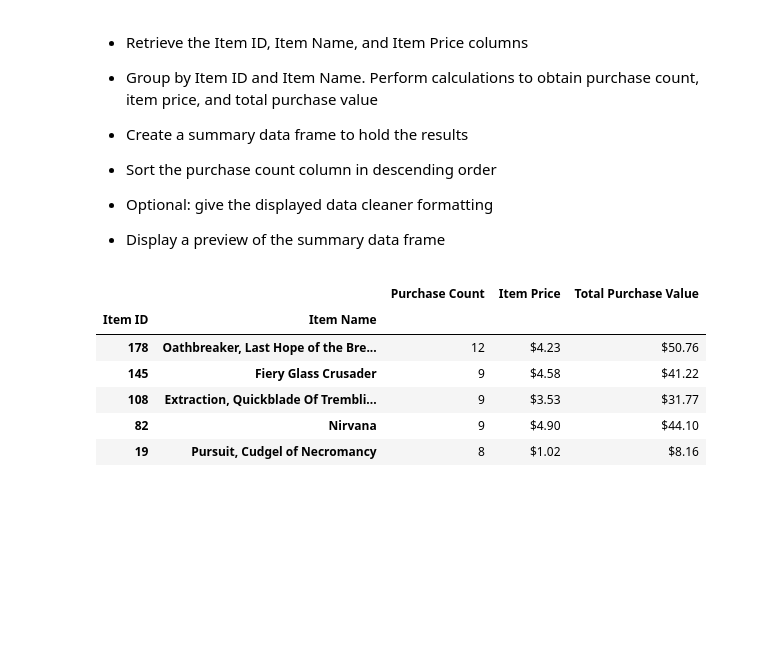
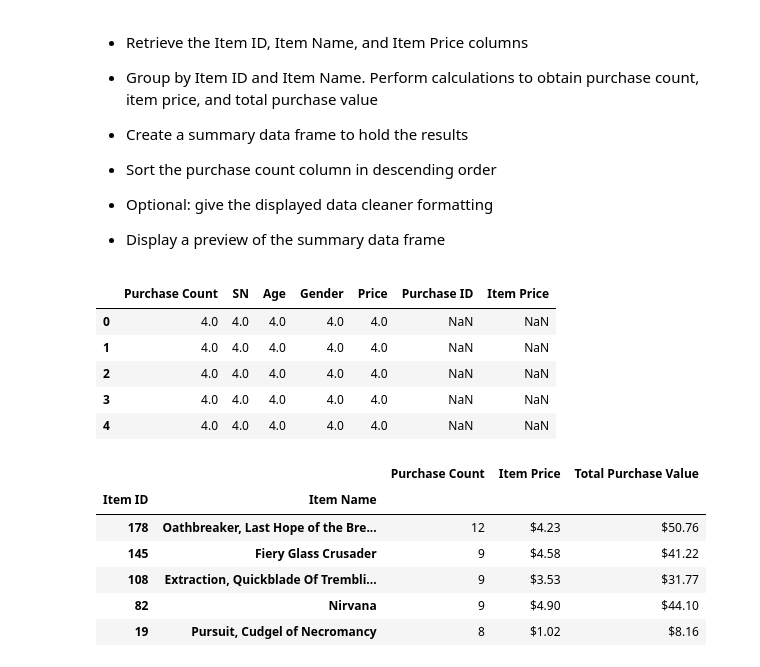
Before and after one commit to vittalsiddaiah/UTDataAnalyticsAssignments, a Jupyter notebook: Python/assignments/Numpy-Pandas/Instructions/HeroesOfPymoli/HeroesOfPymoli_starter.ipynb, the cells around one changed output. Saved outputs shown, nothing was run; the diff lists cells and outputs as text; code cells hidden in the pictures; blank space fills up the shorter version.

```diff
--- a/Python/assignments/Numpy-Pandas/Instructions/HeroesOfPymoli/HeroesOfPymoli_starter.ipynb
+++ b/Python/assignments/Numpy-Pandas/Instructions/HeroesOfPymoli/HeroesOfPymoli_starter.ipynb
@@ -280,6 +318,46 @@ df_gp[['Percentage of Players','Total Count']]
 
 
 * Display a preview of the summary data frame
+# %%
+df_PurchaseData = purchase_data
+dfg_PurchaseData = df_PurchaseData.groupby(["Item ID", "Item Name"])
+
+dfg_Count = dfg_PurchaseData.count()
+dfg_Count = dfg_Count.rename(columns={'Purchase ID': 'Purchase Count'})
+
+
+dfg_Total = dfg_PurchaseData.sum()
+dfg_Total = dfg_Total.rename(columns={'Price': 'Total Purchase Price'})
+
+dfg_Price = dfg_PurchaseData.mean()
+dfg_Price = dfg_Price.rename(columns={'Price': 'Item Price'})
+df = dfg_Count.merge(dfg_Price, how='outer')
+df.head()
+#dfg_PurchaseData['Purchase ID'].count().tail()
+#dfg_PurchaseData.head()
+#mp_purchase_count = pd.DataFrame(most_popular["Age"].count())
+#mp_purchase_count = mp_purchase_count.rename(columns={'Age': 'Purchase Count'})
+#mp_purchase_count.sort_values('Purchase Count', ascending = False).head()
+
+#mp_purchase_price = pd.DataFrame(most_popular["Price"].mean())
+#mp_purchase_price = mp_purchase_price.rename(columns={'Price': 'Item Price'})
+#mp_purchase_price['Item Price'] = mp_purchase_price['Item Price'].map('${:,.2f}'.format)
+
+#mp_total_purchase_price = pd.DataFrame(most_popular["Price"].sum())
+#mp_total_purchase_price = mp_total_purchase_price.rename(columns={'Price': 'Total Purchase Value'})
+
+#mp_purchase_count = mp_purchase_count.merge(mp_purchase_price, on =["Item ID", "Item Name"]).merge(mp_total_purchase_price, on =["Item ID", "Item Name"])
+#mp_purchase_count_display = mp_purchase_count.sort_values('Purchase Count', ascending = False)
+#mp_purchase_count_display['Total Purchase Value'] = mp_purchase_count_display['Total Purchase Value'].map('${:,.2f}'.format)
+
+#mp_purchase_count_display.head()
+# %% [output]
+|  | Purchase Count | SN | Age | Gender | Price | Purchase ID | Item Price |
+| 0 | 4.0 | 4.0 | 4.0 | 4.0 | 4.0 | NaN | NaN |
+| 1 | 4.0 | 4.0 | 4.0 | 4.0 | 4.0 | NaN | NaN |
+| 2 | 4.0 | 4.0 | 4.0 | 4.0 | 4.0 | NaN | NaN |
+| 3 | 4.0 | 4.0 | 4.0 | 4.0 | 4.0 | NaN | NaN |
+| 4 | 4.0 | 4.0 | 4.0 | 4.0 | 4.0 | NaN | NaN |
 # %%
 # %% [output]
 |  |  | Purchase Count | Item Price | Total Purchase Value |
```
Also changed, not shown: parts of 8 cells of this notebook.
